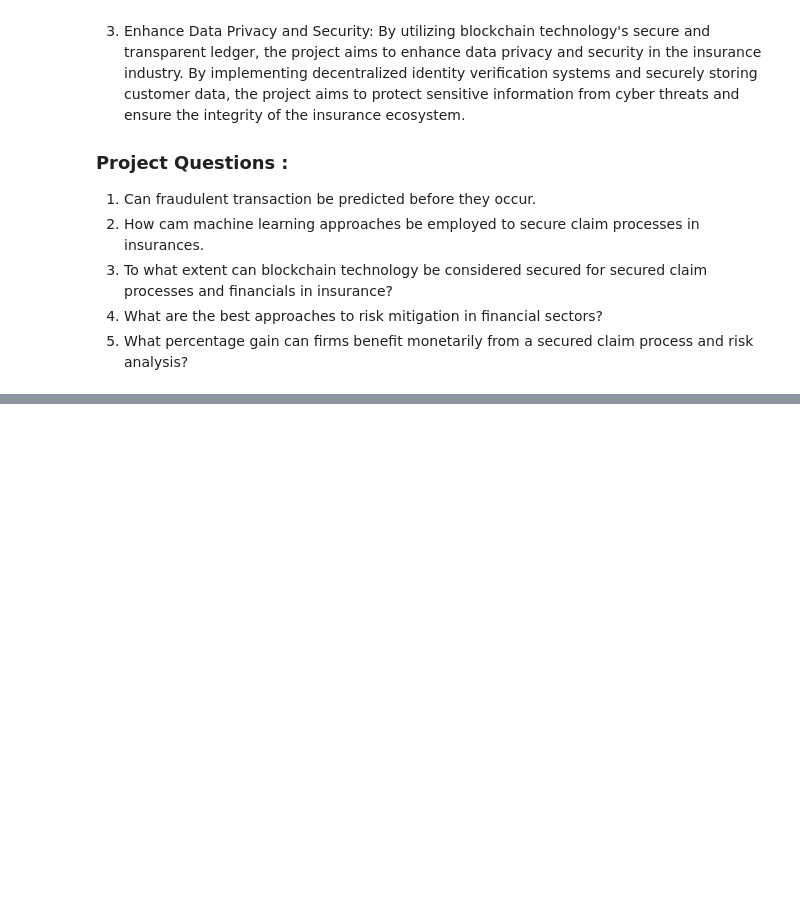
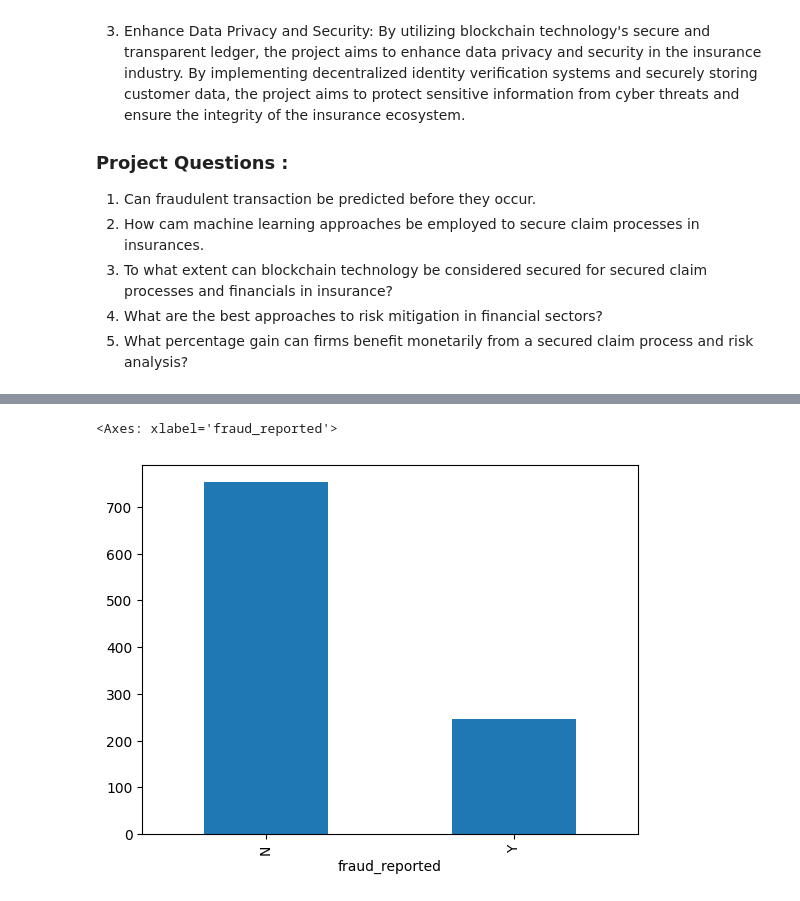
Before and after one commit to Naveenkada/Machine-Learning-For-Fraud-Detection-and-Claims-Processing, a Jupyter notebook: Project Coding.ipynb, the cells around one changed output, grey strips where cells are left out. Cells and saved outputs as stored; diff of their text form; code cells hidden in the pictures; blank space fills up the shorter version.

```diff
--- a/Project Coding.ipynb
+++ b/Project Coding.ipynb
@@ -29,0 +104,5 @@ With the utilization of Blockchain technology and machine learning techniques fo
+# %%
+claims_data['fraud_reported'].value_counts().plot(kind ='bar')
+# %% [output]
+<Axes: xlabel='fraud_reported'>
+[figure, added]
```
Also changed, not shown: parts of 37 cells of this notebook.
